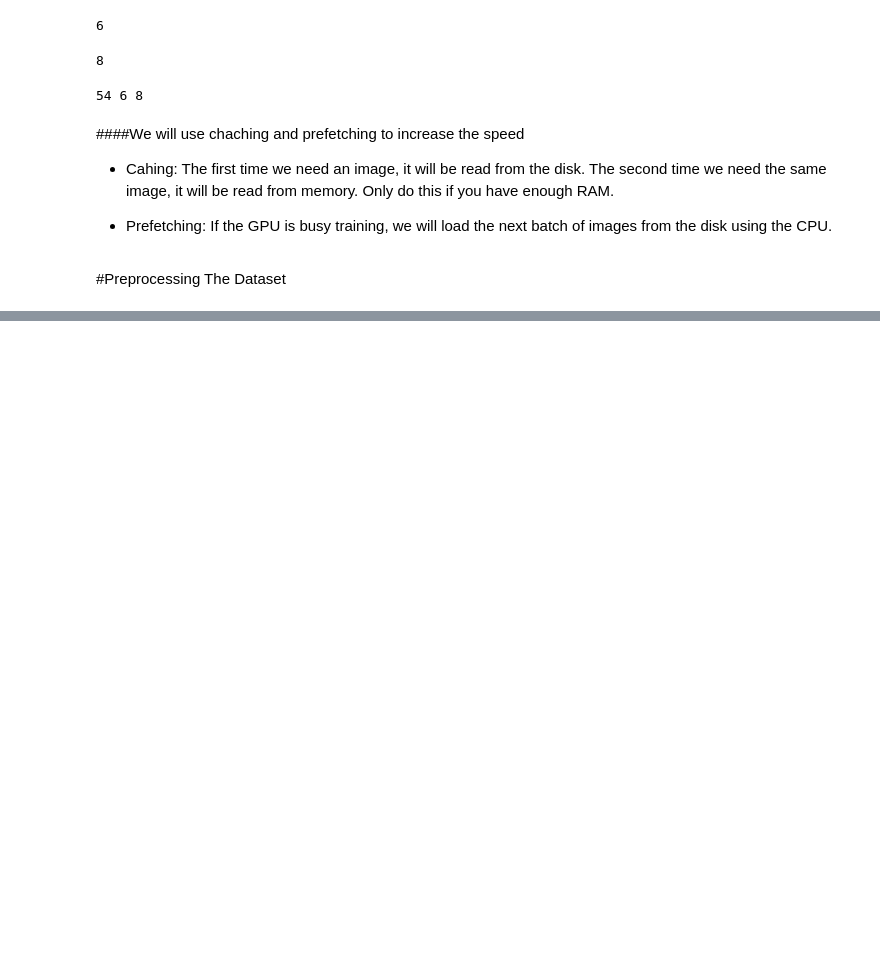
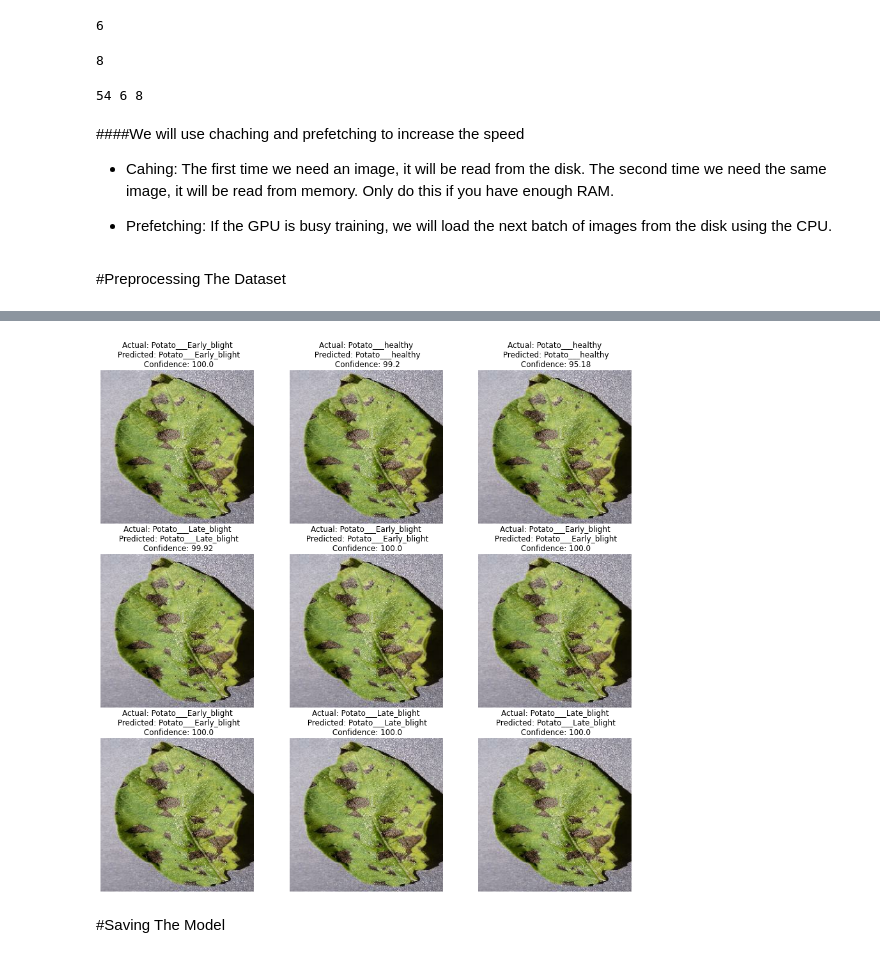
Before and after one commit to AhmedHashish123/Potato_Disease_Classification, a Jupyter notebook: Potato_Disease_Classification.ipynb, the cells around one changed output, grey strips where cells are left out. Drawn from its saved outputs; the diff is of its cells as text; code cells hidden in the pictures; blank space fills up the shorter version.

```diff
--- a/Potato_Disease_Classification.ipynb
+++ b/Potato_Disease_Classification.ipynb
@@ -218,0 +353,23 @@ data_augmentation = tf.kera.Sequential([
+# %%
+def predict(model, img):
+  #Convert image to an array and create a batch out of it
+  img_array = tf.keras.preprocessing.image.img_to_array(img.numpy())
+  img_array = tf.expand_dims(img_array,0) #Shape will be (1,256,256,3)
+
+  predictions = model.predict(img_array)
+  predicted_class = class_name[np.argmax(predictions[0])]
+  confidence = round(100 * (np.max(predictions[0])),2)
+  return predicted_class, confidence
+# %%
+plt.figure(figsize = (15,15))
+for image_batch, labels_batch in test_dataset.take(1):
+  for i in range(9):
+    plt.subplot(3,3,i+1)
+    plt.imshow(image_batch[0].numpy().astype("uint8"))
+
+    predicted_class, confidence = predict(model,image_batch[i])
+    actual_class = class_name[labels_batch[i]]
+
+    plt.title(f"Actual: {actual_class}\n Predicted: {predicted_class}\n Confidence: {confidence}")#Using Python's format string
+    plt.axis("off")
+# %% [output]
@@ -218,0 +385,3 @@ data_augmentation = tf.kera.Sequential([
+[figure, added]
+# %% [markdown]
+#Saving The Model
```
Also changed, not shown: parts of 28 cells of this notebook.
